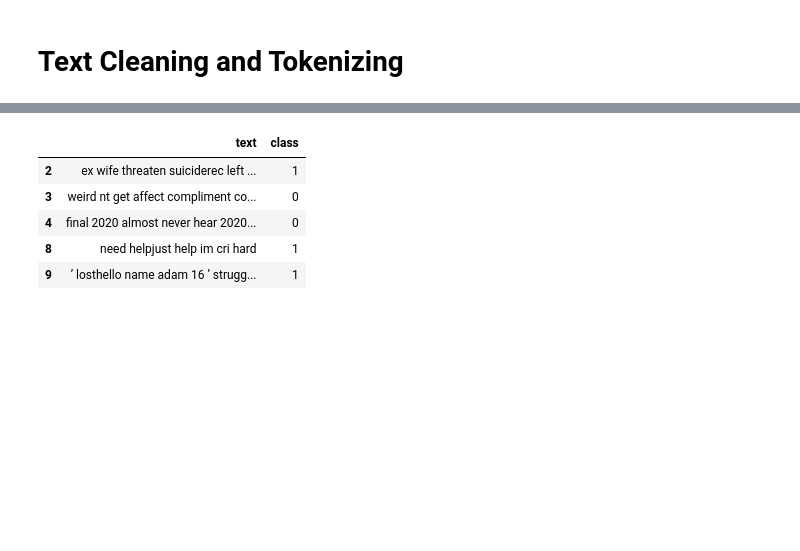
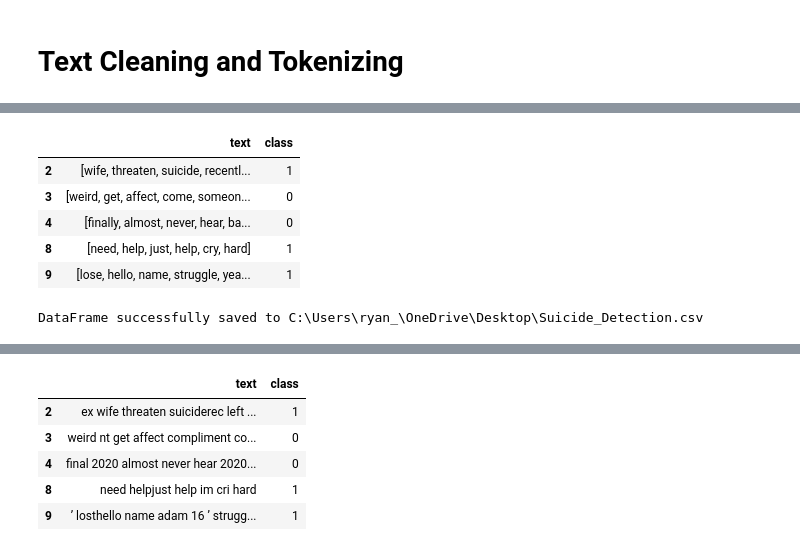
Before and after one commit to RReed637/Suicide-Risk, a Jupyter notebook: Notebook/SuicideWatch.ipynb, the cells around one changed output, grey strips where cells are left out. Drawn from its saved outputs; the diff is of its cells as text; code cells hidden in the pictures; blank space fills up the shorter version.

```diff
--- a/Notebook/SuicideWatch.ipynb
+++ b/Notebook/SuicideWatch.ipynb
@@ -223,3 +192,0 @@ class TextCleaner:
-# %%
-
-df['text'] = df['text'].apply(lambda x: text_cleaner(x))
@@ -226,3 +375,53 @@ df['text'] = df['text'].apply(lambda x: text_cleaner(x))
+# %%
+nlp = spacy.load('en_core_web_sm')
+
+def lemmatize(tokens):
+    text = ' '.join(tokens)
+    doc = nlp(text)
+    return [token.lemma_ for token in doc]
+# %%
+english = set(words.words())
+exclude = {'Fuck', 'Shit', 'Asshole', 'Bitch', 'Bastard', 'Dick', 'Cunt', 'Twat', 'Ass', 'Cock', 'Pussy', 'Motherfucker', 'Douchebag', 'Wanker', 'Arsehole', 'Bollocks', 'Bugger', 'Piss', 'Crap', 'Damn', 'Slut', 'Whore'
+}
+
+def only_english(tokens):
+    english_tokens = [token if (token in english or token in exclude)
+                      else '' for token in tokens]
+    return [token for token in english_tokens if token !='']
+# %%
+df['text'] = df['text'].str.replace("'", "'") \
+                                  .apply(expandContractions) \
+                                  .apply(tokenize_text) \
+                                  .apply(remove_punctuation) \
+                                  .apply(stop_words) \
+                                  .apply(lambda tokens: wordninja.split(" ".join(tokens))) \
+                                  .apply(remove_whitespace) \
+                                  .apply(no_numbers) \
+                                  .apply(no_symbols) \
+                                  .apply(no_special) \
+                                  .apply(no_urls) \
+                                  .apply(no_email) \
+                                  .apply(no_emoji) \
+                                  .apply(lambda x: [word for word in x if len(word) > 2]) \
+                                  .apply(lemmatize) \
+                                  .apply(only_english)
+test_df.head()
+# %% [output]
+|  | text | class |
+| 2 | [wife, threaten, suicide, recentl... | 1 |
+| 3 | [weird, get, affect, come, someon... | 0 |
+| 4 | [finally, almost, never, hear, ba... | 0 |
+| 8 | [need, help, just, help, cry, hard] | 1 |
+| 9 | [lose, hello, name, struggle, yea... | 1 |
+# %%
+def save_dataframe(df, filename):
+    df.to_csv(filename, index=False)
+    print(f"DataFrame successfully saved to {file_path}")
+
+
+save_dataframe(df, r'C:\Users\ryan_\OneDrive\Desktop\Suicide Watch Detection\src\Data\cleaned_data.csv')
+# %% [output]
+DataFrame successfully saved to C:\Users\ryan_\OneDrive\Desktop\Suicide_Detection.csv
 # %%
 df['text'].head()
 # %% [output]
```
Also changed, not shown: parts of 5 cells of this notebook, 1 other file.
